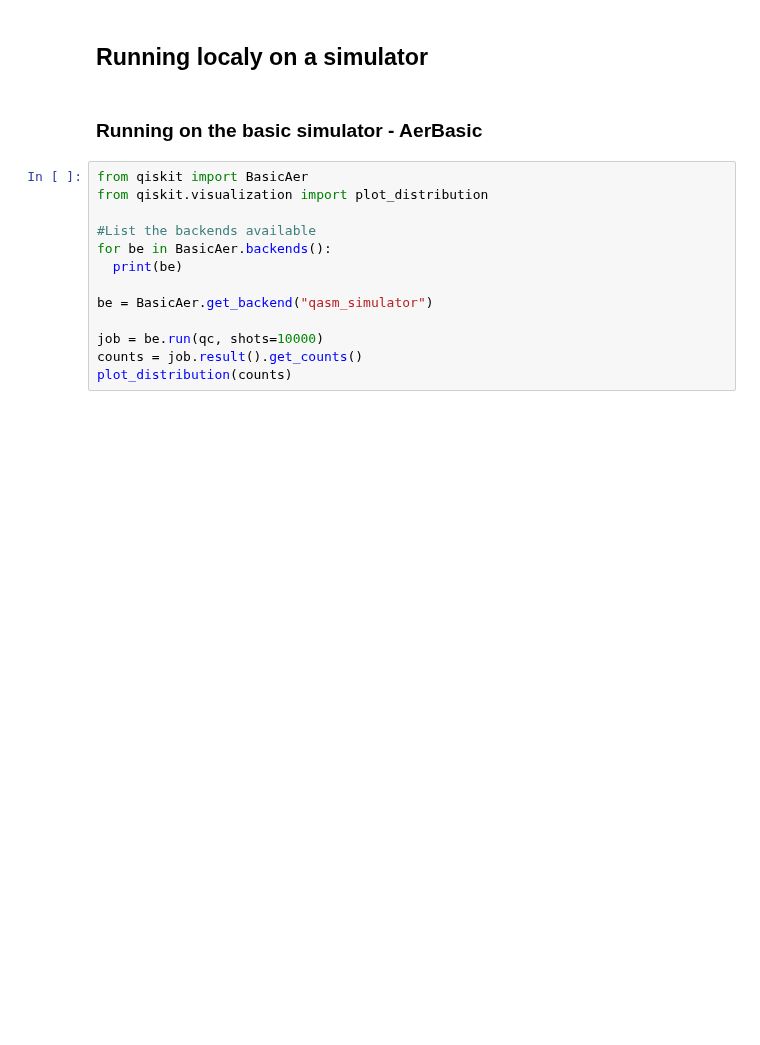
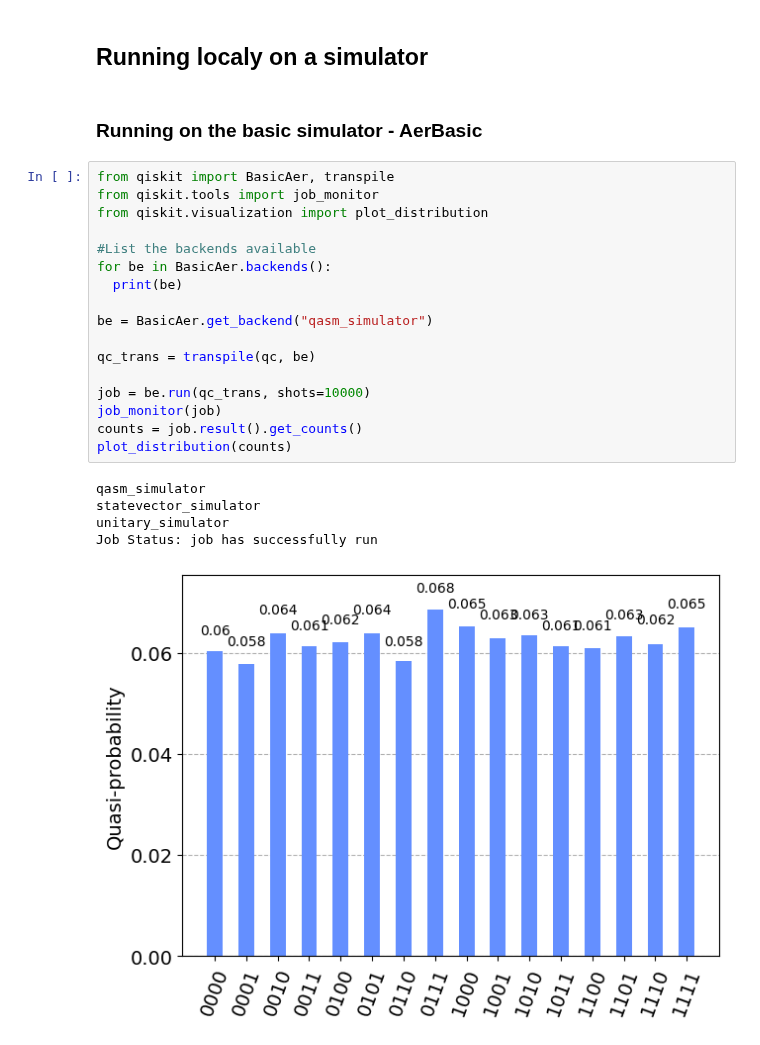
Before and after one commit to mrromaniuc/quantum-computing, a Jupyter notebook: QC_Executing_Quantum_Circuits.ipynb, the cells around one changed output. Cells and saved outputs as stored; diff of their text form; blank space fills up the shorter version.

```diff
--- a/QC_Executing_Quantum_Circuits.ipynb
+++ b/QC_Executing_Quantum_Circuits.ipynb
@@ -123,15 +127,25 @@ Job Status: job has successfully run
 # %% [markdown]
 ### Running on the basic simulator - AerBasic
 # %%
-from qiskit import BasicAer
+from qiskit import BasicAer, transpile
+from qiskit.tools import job_monitor
 from qiskit.visualization import plot_distribution
 
 #List the backends available
 for be in BasicAer.backends():
   print(be)
 
 be = BasicAer.get_backend("qasm_simulator")
 
-job = be.run(qc, shots=10000)
+qc_trans = transpile(qc, be)
+
+job = be.run(qc_trans, shots=10000)
+job_monitor(job)
 counts = job.result().get_counts()
 plot_distribution(counts)
+# %% [output]
+qasm_simulator
+statevector_simulator
+unitary_simulator
+Job Status: job has successfully run
+[figure, added]
```
Also changed, not shown: parts of 6 cells of this notebook.
